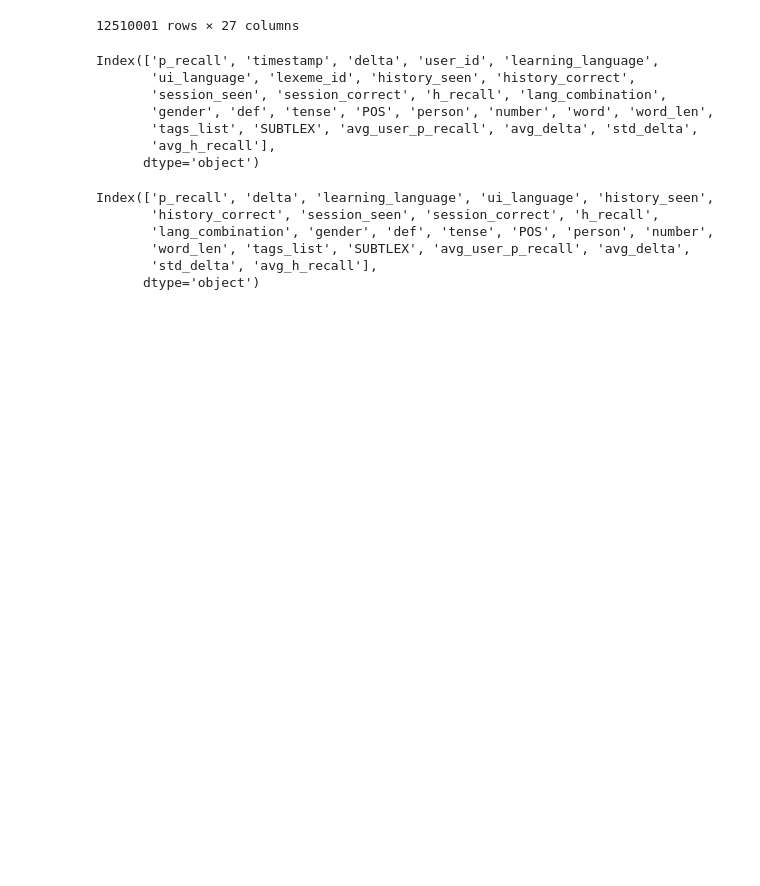
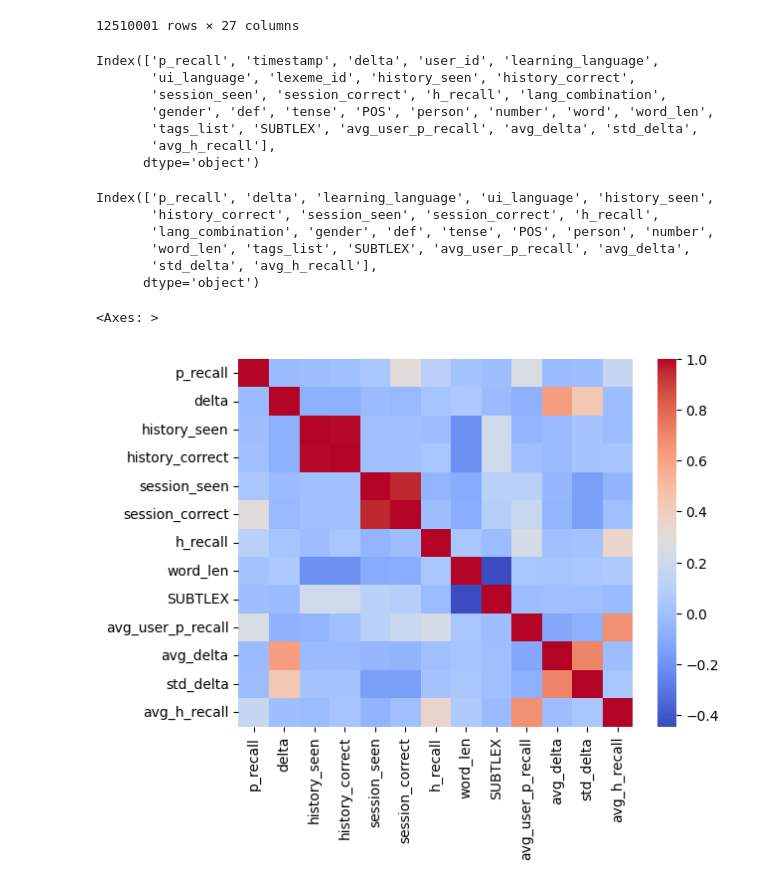
Before and after one commit to juliakubisa/spaced_repetition_algorithm, a Jupyter notebook: notebooks/baseline_models.ipynb, the cells around one changed output. Drawn from its saved outputs; the diff is of its cells as text; code cells hidden in the pictures; blank space fills up the shorter version.

```diff
--- a/notebooks/baseline_models.ipynb
+++ b/notebooks/baseline_models.ipynb
@@ -108,5 +107,11 @@ rare_threshold = 1000
 dff_1['tags_list'] = dff_1['tags_list'].apply(lambda x: x if tag_counts[x] > rare_threshold else 'rare')
 
 dff_1.drop(columns=['POS', 'person', 'number', 'gender', 'tense', 'def'], inplace=True)
+# %%
+# Correlation between variables
+sns.heatmap(dff_1.select_dtypes(exclude='O').corr(), annot=False, cmap='coolwarm')
+# %% [output]
+<Axes: >
+[figure, added]
 # %%
 # 2) Store each tag as column, replace NaN values with a placeholder for categorical columns
```
Also changed, not shown: parts of 29 cells of this notebook.
